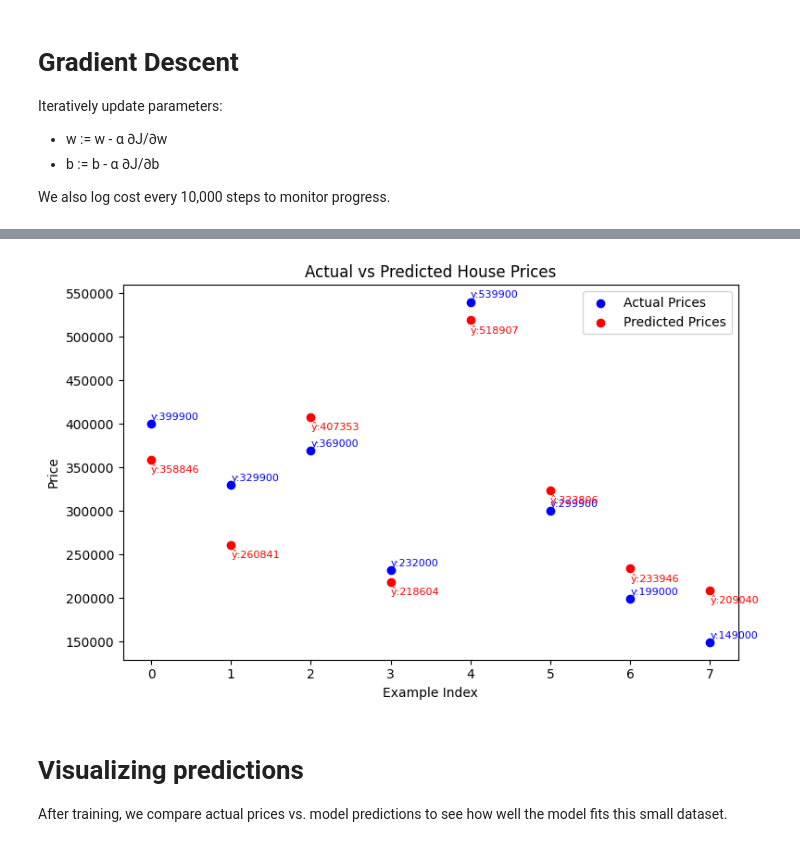
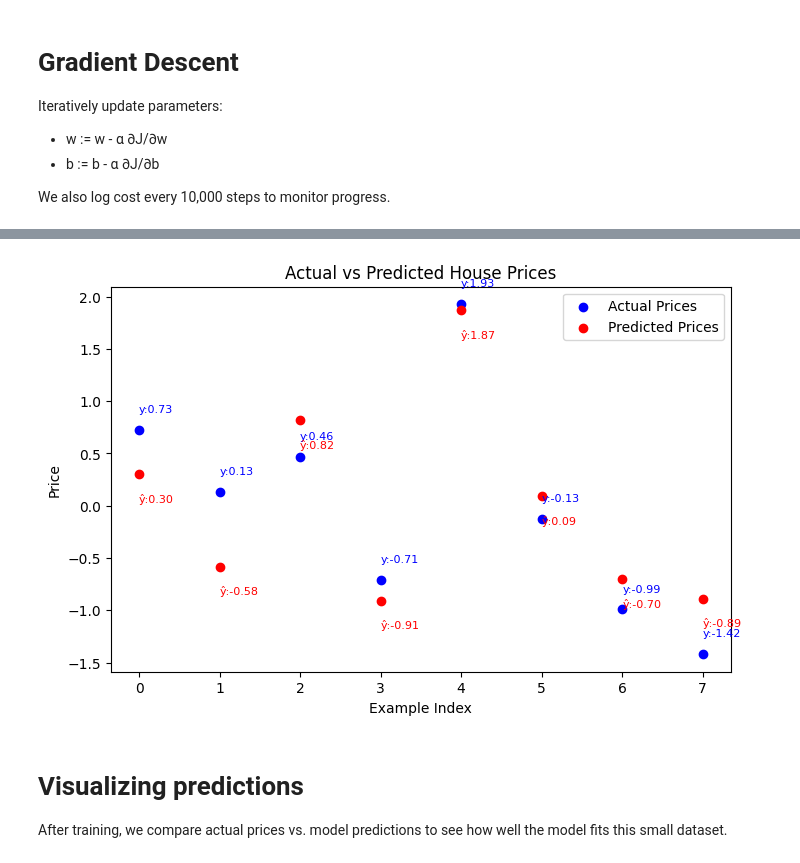
Before and after one commit to anounman/ML-Classified, a Jupyter notebook: Linear_Regression_with_Multiple_Variables.ipynb, the cells around one changed output, grey strips where cells are left out. Saved outputs shown, nothing was run; the diff lists cells and outputs as text; code cells hidden in the pictures.

Commit message:
added scalling on data

```diff
--- a/Linear_Regression_with_Multiple_Variables.ipynb
+++ b/Linear_Regression_with_Multiple_Variables.ipynb
@@ -25,0 +40,3 @@ y = np.array([399900, 329900, 369000, 232000, 539900, 299900, 199000, 149000])
+# %%
+x , y = standardization_scalling(x , y)
+print(f"{x} \n {'-' * 70} \n {y}")
@@ -76,7 +105,7 @@ def gradient_descent(x , y , w, b , alpha , num_iters):
         dj_dw , dj_db = compute_gradients(x , y, w , b)
         w -= alpha * dj_dw
         b -= alpha * dj_db
-        if(i%10000 == 0):
+        if(i%100 == 0):
             cost = compute_cost(x , y, w, b)
             compute_history.append(cost)
             print(f"iter:{i:6d} cost:{cost:.2e}")
@@ -93,7 +122,7 @@ We also log cost every 10,000 steps to monitor progress.
 w, b, compute_history = gradient_descent(
     x, y,
     np.zeros(x.shape[1]), 0.0,
-    alpha=1e-7, num_iters=20000
+    alpha=0.0009, num_iters=50000
 )
 print(f"Final parameters:\n w = {w}\n b = {b}")
 print(f"Final cost = {compute_cost(x, y, w, b)}")
@@ -117,0 +147,16 @@ Final cost = 871449889.7196572
+# %%
+import matplotlib.pyplot as plt
+plt.figure(figsize=(8 , 5))
+plt.plot(range(len(compute_history)) , compute_history ,
+color='red',
+marker='o')
+plt.xlabel("Itaration every 5000")
+plt.xlabel('Cost')
+plt.title(f'Total drop: {compute_history[0]-compute_history[-1]:.7f} Computing Cost(Initial and Final): ({compute_history[0] , compute_history[-1]}) ')
+
+
+value=False
+if value:
+    for i in range(len(compute_history)):
+        plt.text(i , compute_history[i] , f'{compute_history[i]:.3f}')
+plt.show()
@@ -118,24 +165,25 @@ Final cost = 871449889.7196572
 # %%
 import matplotlib.pyplot as plt
 
 predictions = x @ w + b
-plt.figure(figsize=(8,5))
+plt.figure(figsize=(8 , 5))
 plt.scatter(range(len(y)), y, color='blue', label='Actual Prices')
 plt.scatter(range(len(predictions)), predictions, color='red', label='Predicted Prices')
 plt.title("Actual vs Predicted House Prices")
 plt.xlabel("Example Index")
 plt.ylabel("Price")
 plt.legend()
 
-# Add text labels for clarity (optional; can be noisy)
-for i in range(len(y)):
-    plt.text(i, y[i] + 5000, f"y:{int(y[i])}", color='blue', fontsize=8)
-    plt.text(i, predictions[i] - 15000, f"ŷ:{int(predictions[i])}", color='red', fontsize=8)
+annotate = True  # set True if you really want labels
+if annotate:
+    dy = (y.max() - y.min())
+    for i in range(len(y)):
+        plt.text(i, y[i] + 0.05 * dy, f"y:{y[i]:.2f}", color='blue', fontsize=8)
+        plt.text(i, predictions[i] - 0.08 * dy, f"ŷ:{predictions[i]:.2f}", color='red', fontsize=8)
 
-plt.tight_layout()
 plt.show()
 # %% [output]
-[figure, old version]
+[figure, new version]
 # %% [markdown]
 # Visualizing predictions
 
```
Also changed, not shown: parts of 9 cells of this notebook, 1 other file.
